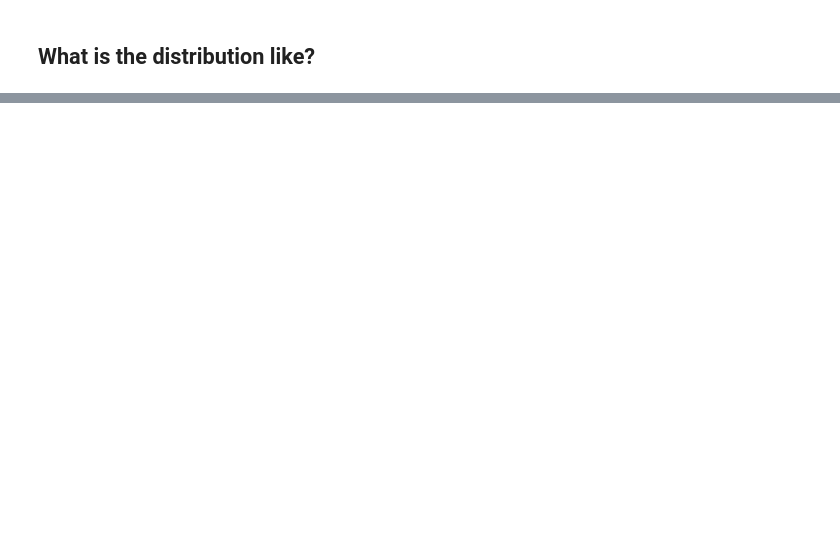
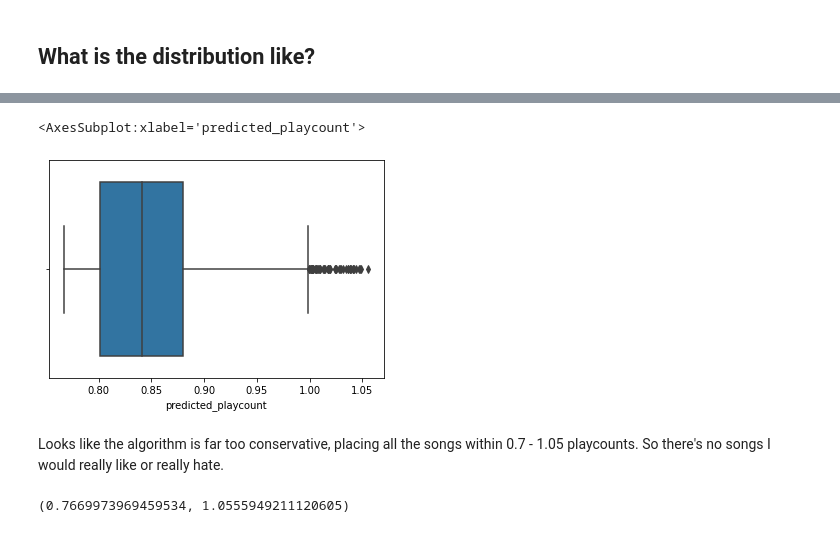
Before and after one commit to jmoro0408/Spotify_Analysis_2.0, a Jupyter notebook: ml_stuff/prediction_postprocessing.ipynb, the cells around one changed output, grey strips where cells are left out. Saved outputs shown, nothing was run; the diff lists cells and outputs as text; code cells hidden in the pictures; blank space fills up the shorter version.

```diff
--- a/ml_stuff/prediction_postprocessing.ipynb
+++ b/ml_stuff/prediction_postprocessing.ipynb
@@ -54,0 +63,11 @@ sns.histplot(data = prediction_df, stat = "count")
+# %%
+sns.boxplot(data = prediction_df, x = "predicted_playcount")
+# %% [output]
+<AxesSubplot:xlabel='predicted_playcount'>
+[figure, added]
+# %% [markdown]
+Looks like the algorithm is far too conservative, placing all the songs within 0.7 - 1.05 playcounts. So there's no songs I would really like or really hate.
+# %%
+prediction_df["predicted_playcount"].min(), prediction_df["predicted_playcount"].max()
+# %% [output]
+(0.7669973969459534, 1.0555949211120605)
```
Also changed, not shown: parts of 16 cells of this notebook, 1 other file.
